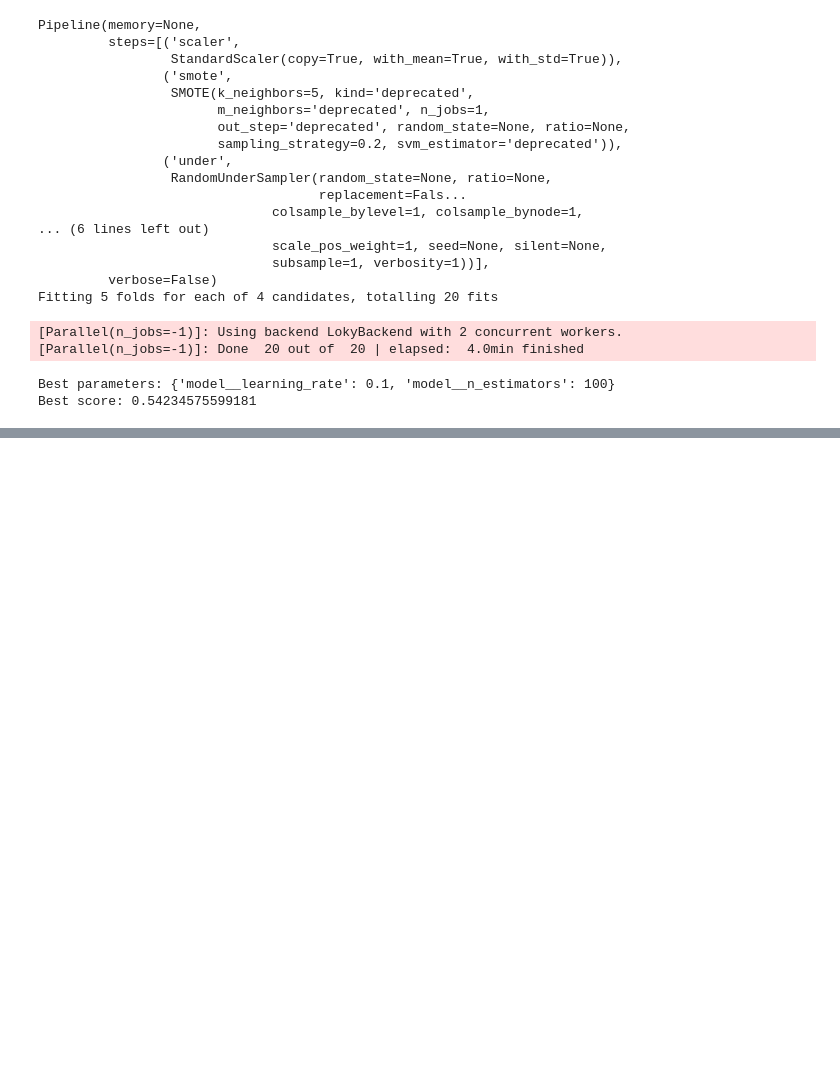
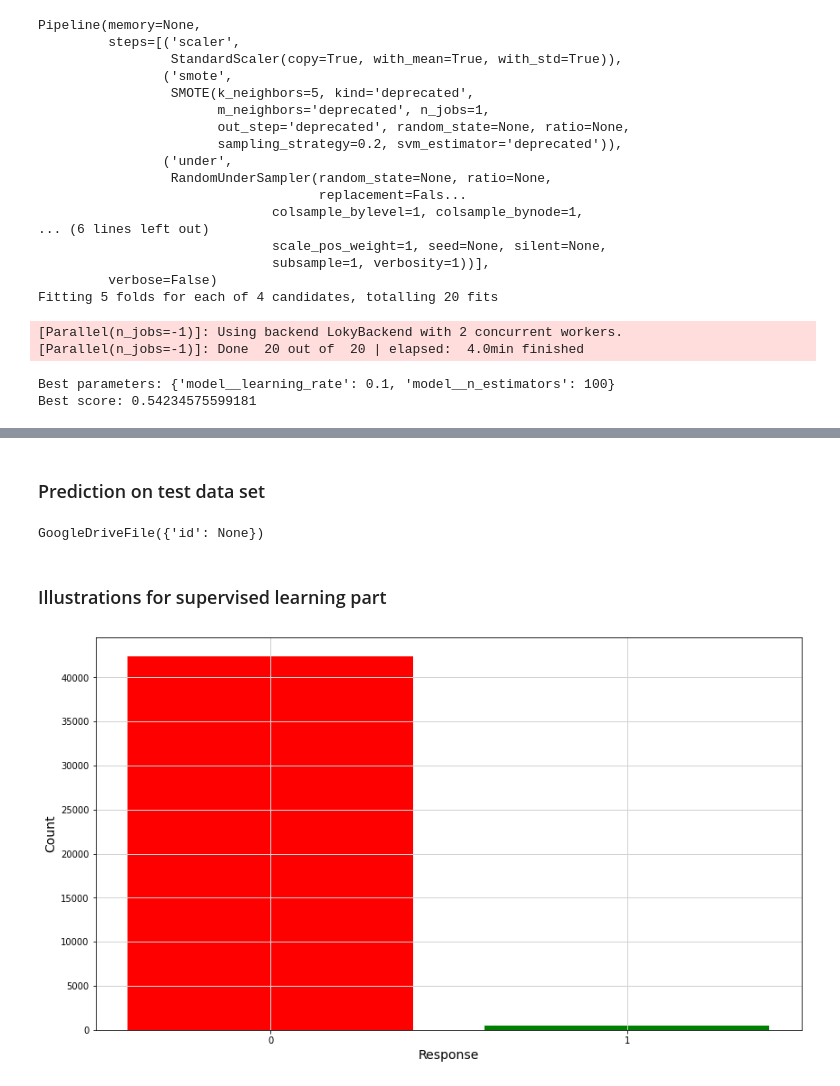
Before and after one commit to TobiPrae/customer_segmentation, a Jupyter notebook: CustomerSegmentation.ipynb, the cells around one changed output, grey strips where cells are left out. Drawn from its saved outputs; the diff is of its cells as text; code cells hidden in the pictures; blank space fills up the shorter version.

```diff
--- a/CustomerSegmentation.ipynb
+++ b/CustomerSegmentation.ipynb
@@ -2355,0 +2488,33 @@ predictions.shape
+# %% [markdown]
+### Prediction on test data set
+# %%
+# Making and saving predictions
+
+df_ids = pd.DataFrame(df_test["LNR"])
+
+X_test = np.array(transformation_pipeline_supervised(df_test))
+
+predictions = rand_grid_search.predict(X_test)
+df_ids["RESPONSE"] = predictions
+
+df_ids.to_csv("topr_arvato.csv", index=False)
+files = drive.CreateFile({'title' : 'topr_arvato.csv'})
+files.SetContentFile('topr_arvato.csv')
+files.Upload()
+drive.CreateFile({'id': files.get('topr_arvato.csv')})
+# %% [output]
+GoogleDriveFile({'id': None})
+# %% [markdown]
+### Illustrations for supervised learning part
+# %%
+# Relation between 0 and 1 in "RESPONSE" column
+dfc = pd.DataFrame(df_train["RESPONSE"].value_counts())
+
+fig, ax = plt.subplots(figsize=(14, 8))
+fig = plt.bar(dfc.index.astype(str), dfc["RESPONSE"], color=['red', "green"])
+plt.xlabel('Response', fontsize=14)
+plt.ylabel('Count', fontsize=14)
+ax.grid(color='lightgrey', linestyle='-', linewidth=1)
+ax.set_facecolor("white")
+# %% [output]
+[figure, added]
```
Also changed, not shown: parts of 32 cells of this notebook.
